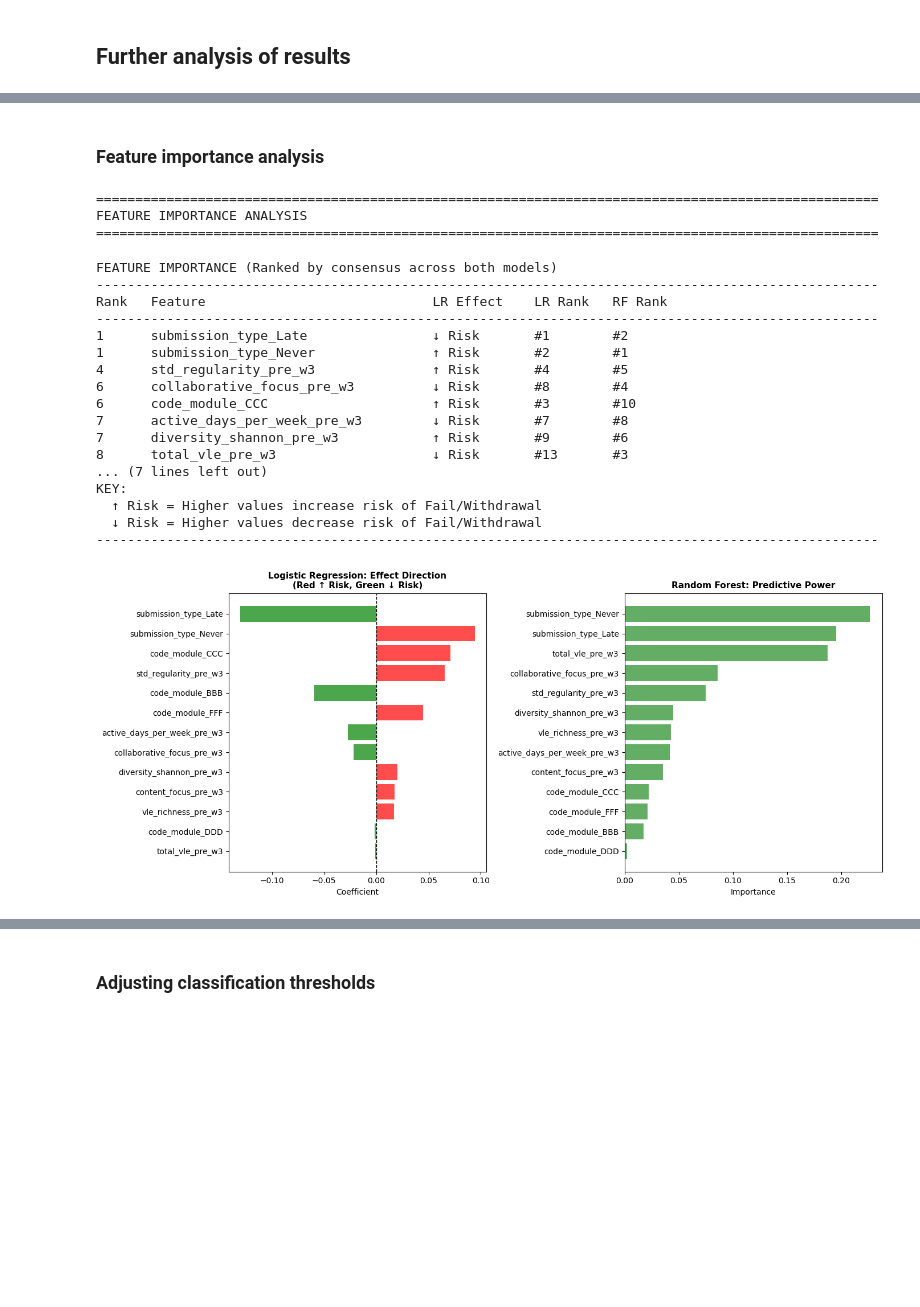
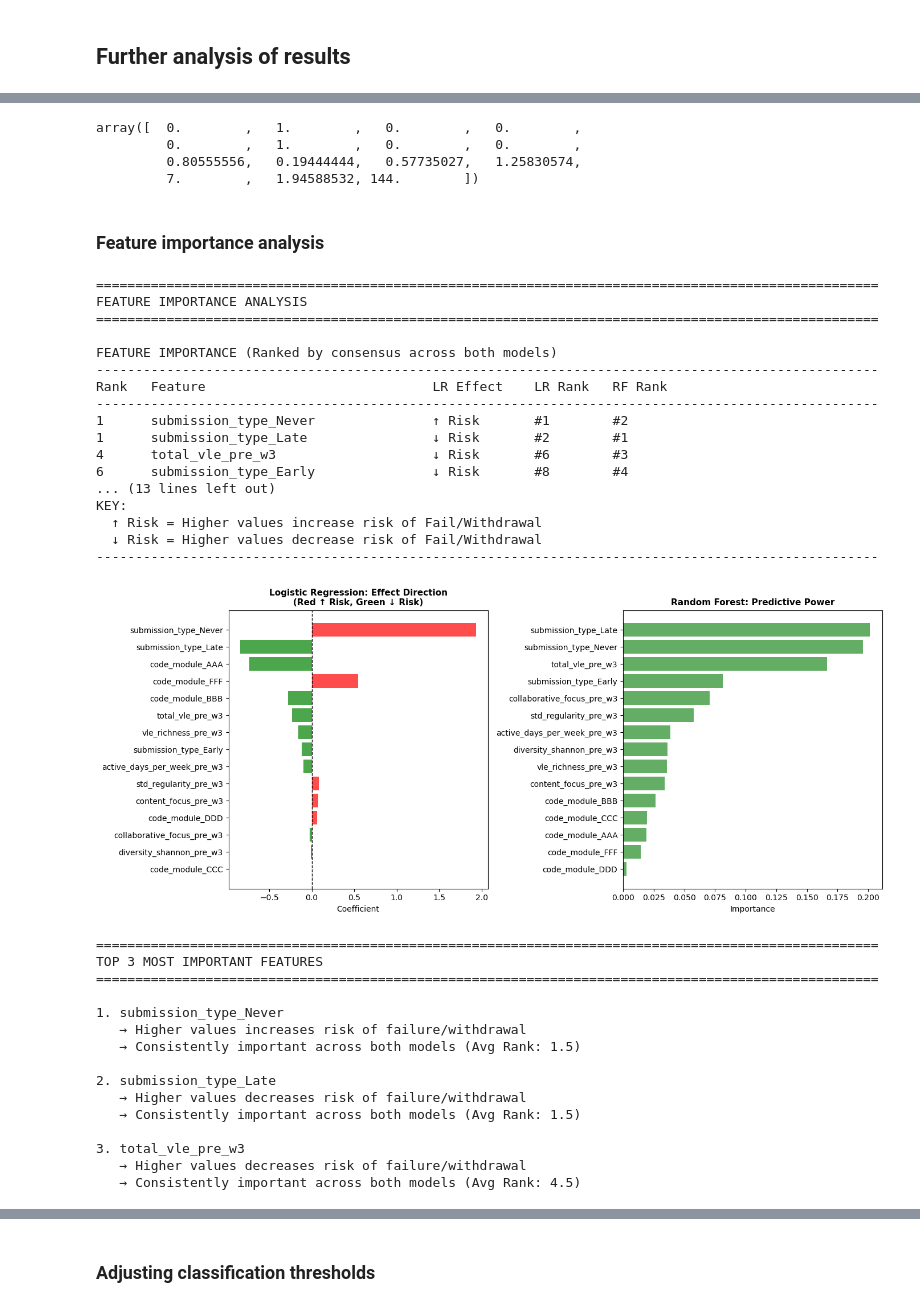
Before and after one commit to Erdos-Projects/fall-2025-risk-factors-in-online-courses, a Jupyter notebook: models_compare_w3.ipynb, the cells around one changed output, grey strips where cells are left out. Drawn from its saved outputs; the diff is of its cells as text; code cells hidden in the pictures; blank space fills up the shorter version.

```diff
--- a/models_compare_w3.ipynb
+++ b/models_compare_w3.ipynb
@@ -498,2 +527,4 @@ TODO
 # %%
-### Write code here
+base_model = models['Baseline (Stratified)'].fit(X_train, y_train)
+lr_model = models['Logistic Regression'].fit(X_train, y_train)
+rf_model = models['Random Forest'].fit(X_train, y_train)
@@ -500,3 +540,10 @@ TODO
+# %%
+rf_model.named_steps['preprocess'].fit_transform(X_train)[0]
+# %% [output]
+array([  0.        ,   1.        ,   0.        ,   0.        ,
+         0.        ,   1.        ,   0.        ,   0.        ,
+         0.80555556,   0.19444444,   0.57735027,   1.25830574,
+         7.        ,   1.94588532, 144.        ])
 # %% [markdown]
 ### Feature importance analysis
 # %%
@@ -504,26 +551,17 @@ print("=" * 100)
 print("FEATURE IMPORTANCE ANALYSIS")
 print("=" * 100)
 
-# Get models (use last fold)
-lr_model = models['Logistic Regression']['model']
-lr_model.fit(X_tt, y_tt)
-
-rf_model = models['Random Forest']['model']
-rf_model.fit(X_tt, y_tt)
-
-feature_names = X_tt.columns
-
 # 1. LOGISTIC REGRESSION: Direction of effects
 lr_importance = pd.DataFrame({
-    'Feature': feature_names,
-    'Coefficient': lr_model.coef_[0],
-    'Abs_Coefficient': np.abs(lr_model.coef_[0])
+    'Feature': lr_featnames,
+    'Coefficient': lr_model.named_steps['classify'].coef_[0],
+    'Abs_Coefficient': np.abs(lr_model.named_steps['classify'].coef_[0])
 }).sort_values('Abs_Coefficient', ascending=False)
 
 # 2. RANDOM FOREST: Importance scores
 rf_importance = pd.DataFrame({
-    'Feature': feature_names,
-    'Importance': rf_model.feature_importances_
+    'Feature': rf_featnames,
+    'Importance': rf_model.named_steps['classify'].feature_importances_
 }).sort_values('Importance', ascending=False)
 
 # 3. CONSENSUS RANKING
@@ -566,48 +604,60 @@ axes[0].barh(lr_importance['Feature'], lr_importance['Coefficient'], color=color
 axes[0].axvline(x=0, color='black', linestyle='--', linewidth=1)
 axes[0].set_xlabel('Coefficient', fontsize=10)
 axes[0].set_title('Logistic Regression: Effect Direction\n(Red ↑ Risk, Green ↓ Risk)', fontsize=11, fontweight='bold')
 axes[0].invert_yaxis()
 
 # Right: Random Forest importance
 axes[1].barh(rf_importance['Feature'], rf_importance['Importance'], color='forestgreen', alpha=0.7)
 axes[1].set_xlabel('Importance', fontsize=10)
 axes[1].set_title('Random Forest: Predictive Power', fontsize=11, fontweight='bold')
 axes[1].invert_yaxis()
 
 plt.tight_layout()
 plt.show()
 
 # TOP 3 INSIGHTS
 print("\n" + "=" * 100)
 print("TOP 3 MOST IMPORTANT FEATURES")
 print("=" * 100)
 
 for i, (idx, row) in enumerate(consensus.head(3).iterrows(), 1):
     feature = row['Feature']
     effect = "increases" if row['Coefficient'] > 0 else "decreases"
 
     print(f"\n{i}. {feature}")
     print(f"   → Higher values {effect} risk of failure/withdrawal")
     print(f"   → Consistently important across both models (Avg Rank: {row['Avg_Rank']:.1f})")
 # %% [output]
 ====================================================================================================
 FEATURE IMPORTANCE ANALYSIS
 ====================================================================================================
+
+FEATURE IMPORTANCE (Ranked by consensus across both models)
+----------------------------------------------------------------------------------------------------
+Rank   Feature                             LR Effect    LR Rank   RF Rank
+----------------------------------------------------------------------------------------------------
+1      submission_type_Never               ↑ Risk       #1        #2
+1      submission_type_Late                ↓ Risk       #2        #1
+4      total_vle_pre_w3                    ↓ Risk       #6        #3
+6      submission_type_Early               ↓ Risk       #8        #4
+... (13 lines left out)
+KEY:
+  ↑ Risk = Higher values increase risk of Fail/Withdrawal
+  ↓ Risk = Higher values decrease risk of Fail/Withdrawal
+----------------------------------------------------------------------------------------------------
+[figure, new version]
-FEATURE IMPORTANCE (Ranked by consensus across both models)
-----------------------------------------------------------------------------------------------------
-Rank   Feature                             LR Effect    LR Rank   RF Rank
-----------------------------------------------------------------------------------------------------
-1      submission_type_Late                ↓ Risk       #1        #2
-1      submission_type_Never               ↑ Risk       #2        #1
-4      std_regularity_pre_w3               ↑ Risk       #4        #5
-6      collaborative_focus_pre_w3          ↓ Risk       #8        #4
-6      code_module_CCC                     ↑ Risk       #3        #10
-7      active_days_per_week_pre_w3         ↓ Risk       #7        #8
-7      diversity_shannon_pre_w3            ↑ Risk       #9        #6
-8      total_vle_pre_w3                    ↓ Risk       #13       #3
-... (7 lines left out)
-KEY:
-  ↑ Risk = Higher values increase risk of Fail/Withdrawal
-  ↓ Risk = Higher values decrease risk of Fail/Withdrawal
-----------------------------------------------------------------------------------------------------
+====================================================================================================
+TOP 3 MOST IMPORTANT FEATURES
+====================================================================================================
+
+1. submission_type_Never
+   → Higher values increases risk of failure/withdrawal
+   → Consistently important across both models (Avg Rank: 1.5)
+
+2. submission_type_Late
+   → Higher values decreases risk of failure/withdrawal
+   → Consistently important across both models (Avg Rank: 1.5)
+
+3. total_vle_pre_w3
+   → Higher values decreases risk of failure/withdrawal
+   → Consistently important across both models (Avg Rank: 4.5)
-[figure, old version]
```
Also changed, not shown: parts of 25 cells of this notebook.
